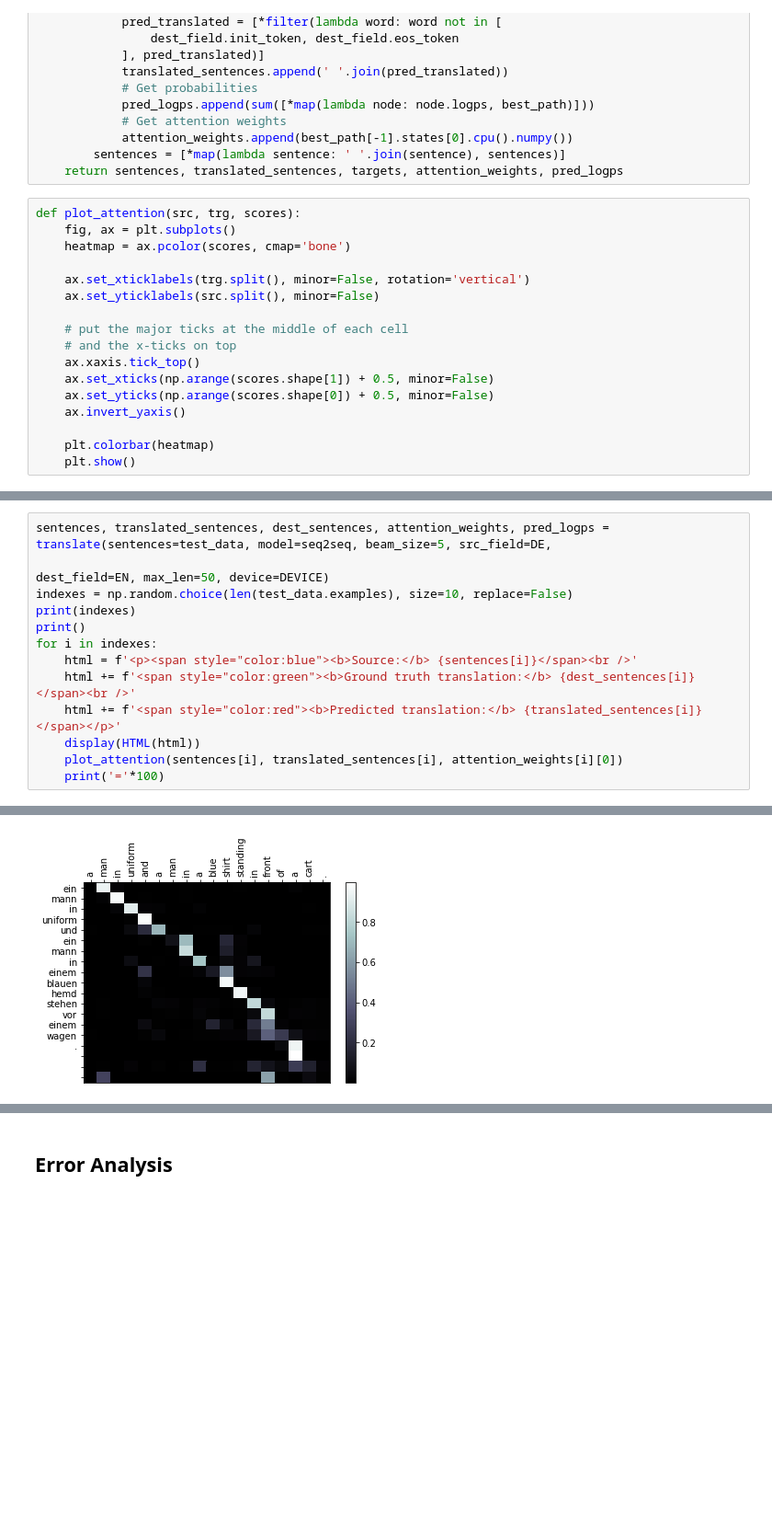
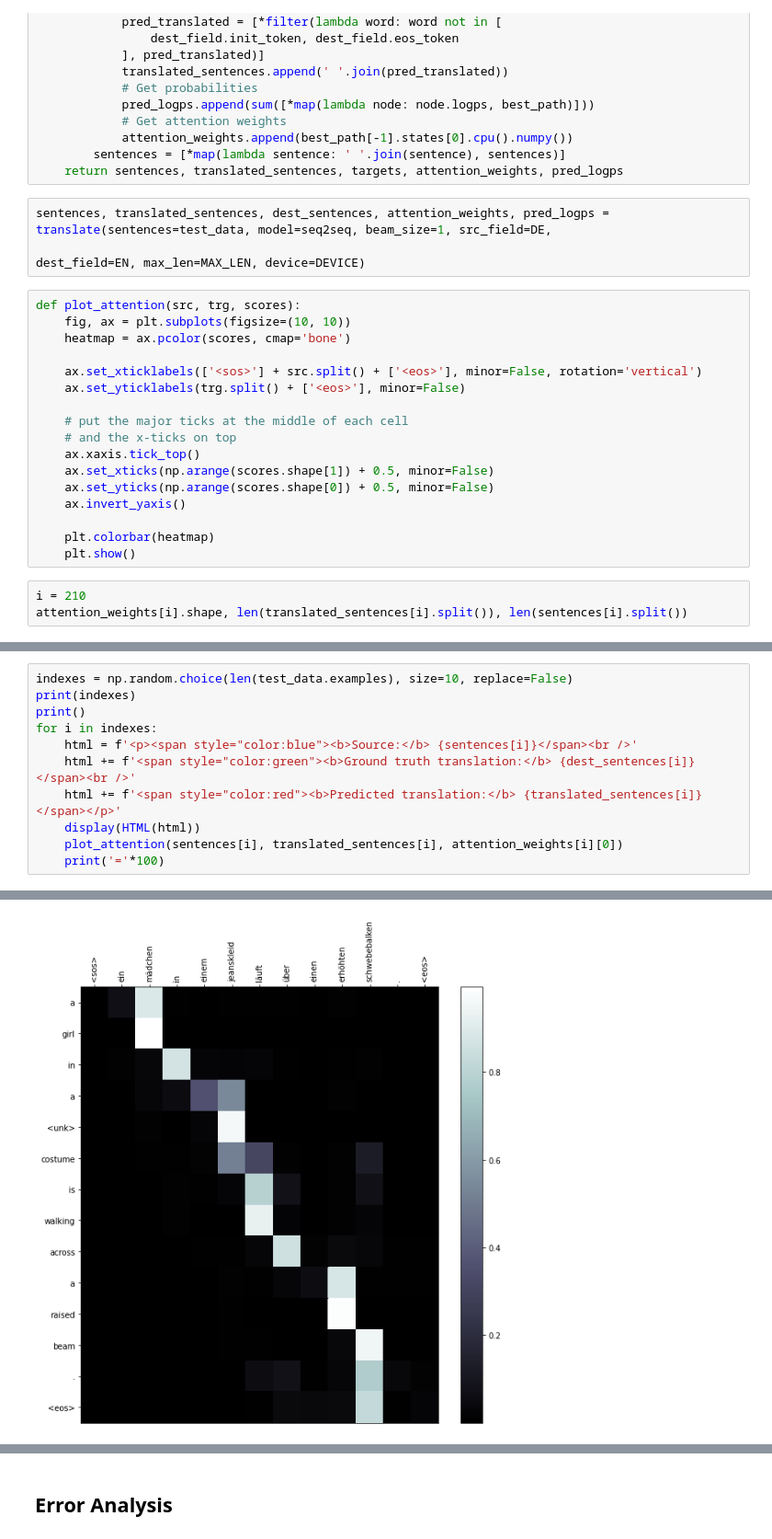
Before and after one commit to dksifoua/Neural-Machine-Translation, a Jupyter notebook: 4 - SeqToSeq Model with Convolution.ipynb, the cells around one changed output, grey strips where cells are left out. Shown at 92% size. Saved outputs shown, nothing was run; the diff lists cells and outputs as text; blank space fills up the shorter version.

Commit message:
SeqToSeq Model with Convolution

```diff
--- a/4 - SeqToSeq Model with Convolution.ipynb
+++ b/4 - SeqToSeq Model with Convolution.ipynb
@@ -592,13 +590,16 @@ def translate(sentences, model, beam_size, src_field, dest_field, max_len, devic
             attention_weights.append(best_path[-1].states[0].cpu().numpy())
         sentences = [*map(lambda sentence: ' '.join(sentence), sentences)]
     return sentences, translated_sentences, targets, attention_weights, pred_logps
+# %%
+sentences, translated_sentences, dest_sentences, attention_weights, pred_logps = translate(sentences=test_data, model=seq2seq, beam_size=1, src_field=DE,
+                                                                                           dest_field=EN, max_len=MAX_LEN, device=DEVICE)
 # %%
 def plot_attention(src, trg, scores):
-    fig, ax = plt.subplots()
+    fig, ax = plt.subplots(figsize=(10, 10))
     heatmap = ax.pcolor(scores, cmap='bone')
 
-    ax.set_xticklabels(trg.split(), minor=False, rotation='vertical')
-    ax.set_yticklabels(src.split(), minor=False)
+    ax.set_xticklabels(['<sos>'] + src.split() + ['<eos>'], minor=False, rotation='vertical')
+    ax.set_yticklabels(trg.split() + ['<eos>'], minor=False)
 
     # put the major ticks at the middle of each cell
     # and the x-ticks on top
@@ -609,3 +610,6 @@ def plot_attention(src, trg, scores):
 
     plt.colorbar(heatmap)
     plt.show()
+# %%
+i = 210
+attention_weights[i].shape, len(translated_sentences[i].split()), len(sentences[i].split())
@@ -612,6 +618,4 @@ def plot_attention(src, trg, scores):
 # %%
-sentences, translated_sentences, dest_sentences, attention_weights, pred_logps = translate(sentences=test_data, model=seq2seq, beam_size=5, src_field=DE,
-                                                                                           dest_field=EN, max_len=50, device=DEVICE)
 indexes = np.random.choice(len(test_data.examples), size=10, replace=False)
 print(indexes)
 print()
@@ -630,2 +634,2 @@ Predicted translation: a man in uniform and a man in a blue shirt standing in fr
-[figure, old version]
+[figure, new version]
 ====================================================================================================
```
Also changed, not shown: parts of 13 cells of this notebook.
